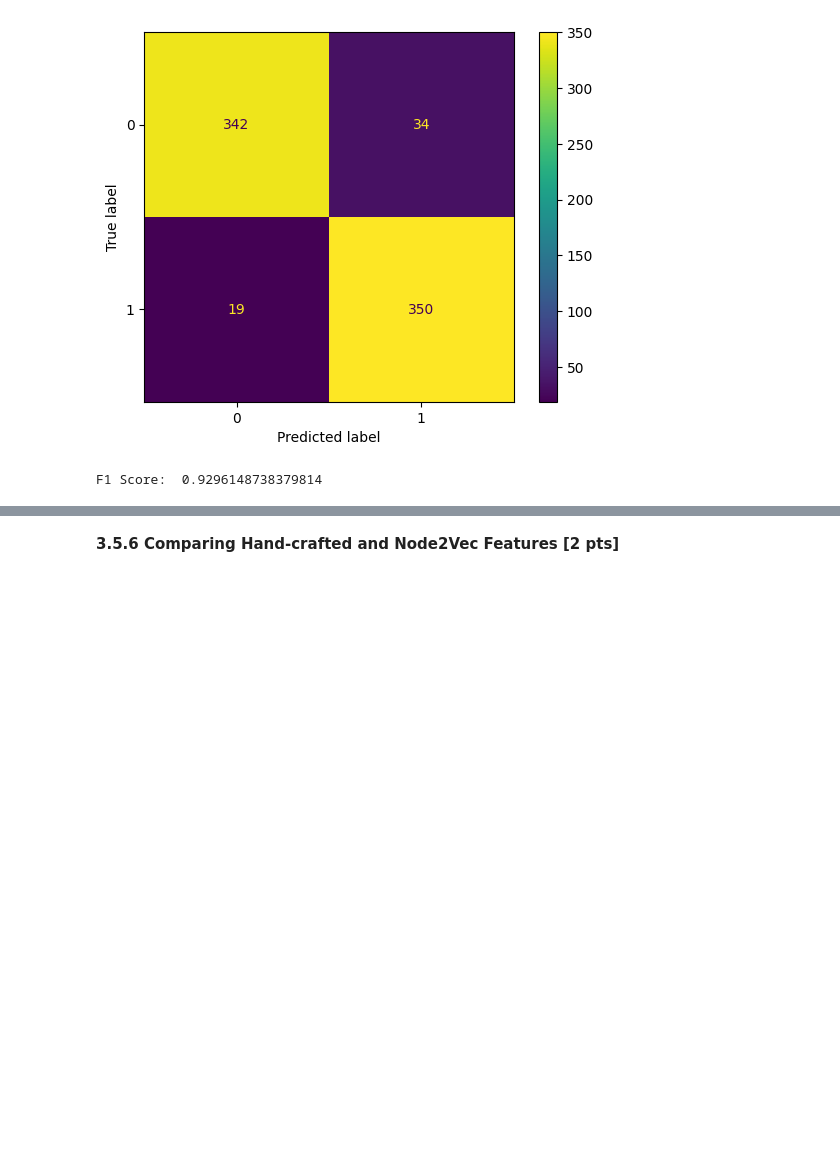
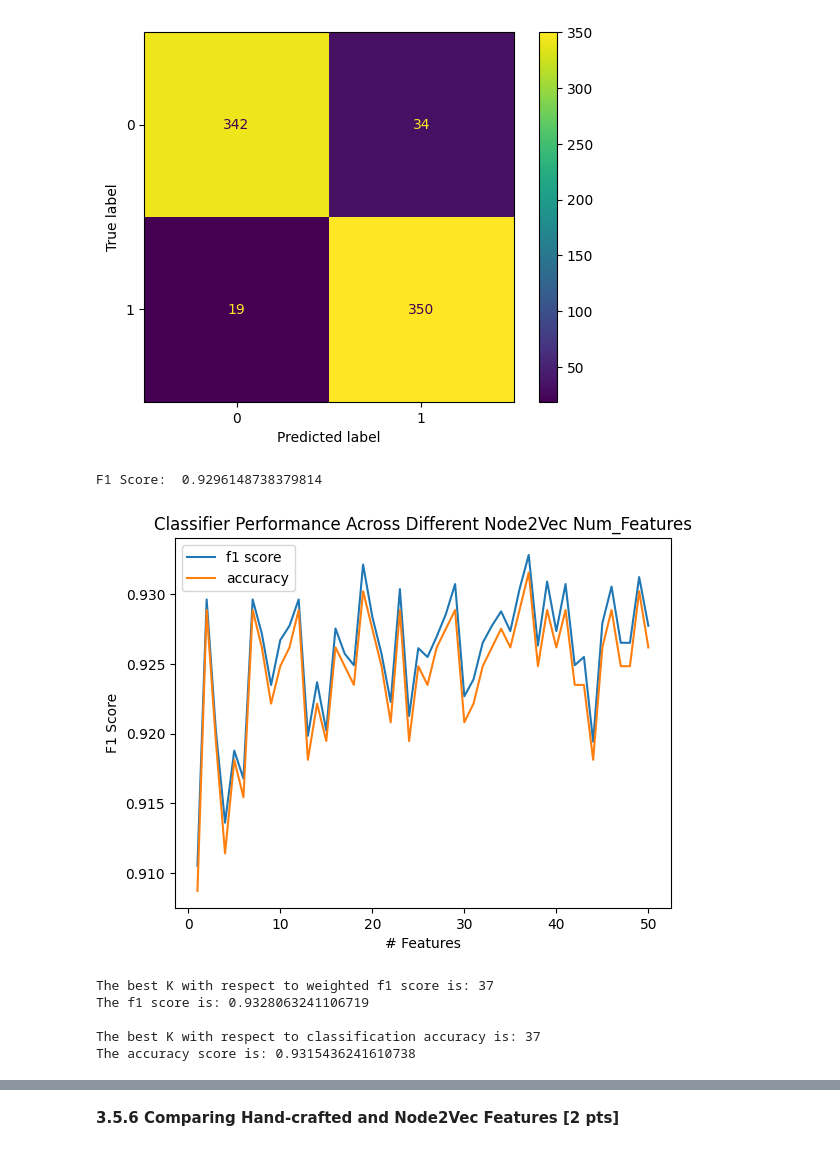
Before and after one commit to kaedejohnson/networkml_epfl_ee452, a Jupyter notebook: nml24_assignment1.ipynb, the cells around one changed output, grey strips where cells are left out. Drawn from its saved outputs; the diff is of its cells as text; code cells hidden in the pictures; blank space fills up the shorter version.

```diff
--- a/nml24_assignment1.ipynb
+++ b/nml24_assignment1.ipynb
@@ -1321,3 +1354,40 @@ cm, f1 = classifier(embeddings_dim7, targets_node, labels, verbose=True)
 # %% [output]
 [figure]
 F1 Score:  0.9296148738379814
+# %%
+num_features = [i for i in range(1,51)]
+
+node2vec_f1_scores = []
+node2vec_accuracies = []
+for nf in num_features:
+    tmp_embedding = Node2Vec_node_feature_extraction(G, num_features=nf, p=1, q=0.1)
+    cm, f1 = classifier(tmp_embedding, targets_node, labels, verbose=False)
+    accuracy = np.trace(cm)/np.sum(cm)
+    node2vec_f1_scores.append(f1)
+    node2vec_accuracies.append(accuracy)
+# %%
+plt.plot(num_features, node2vec_f1_scores, label='f1 score')
+plt.plot(num_features, node2vec_accuracies, label='accuracy')
+plt.title("Classifier Performance Across Different Node2Vec Num_Features")
+plt.xlabel("# Features")
+plt.ylabel("F1 Score")
+plt.legend()
+plt.show()
+
+max_f1 = max(node2vec_f1_scores)
+best_num_features = num_features[node2vec_f1_scores.index(max_f1)]
+print("The best K with respect to weighted f1 score is: {}".format(best_num_features))
+print("The f1 score is: {}".format(max_f1))
+print()
+
+max_accuracy = max(node2vec_accuracies)
+best_num_features = num_features[node2vec_accuracies.index(max_accuracy)]
+print("The best K with respect to classification accuracy is: {}".format(best_num_features))
+print("The accuracy score is: {}".format(max_accuracy))
+# %% [output]
+[figure, added]
+The best K with respect to weighted f1 score is: 37
+The f1 score is: 0.9328063241106719
+
+The best K with respect to classification accuracy is: 37
+The accuracy score is: 0.9315436241610738
```
Also changed, not shown: parts of 46 cells of this notebook.
